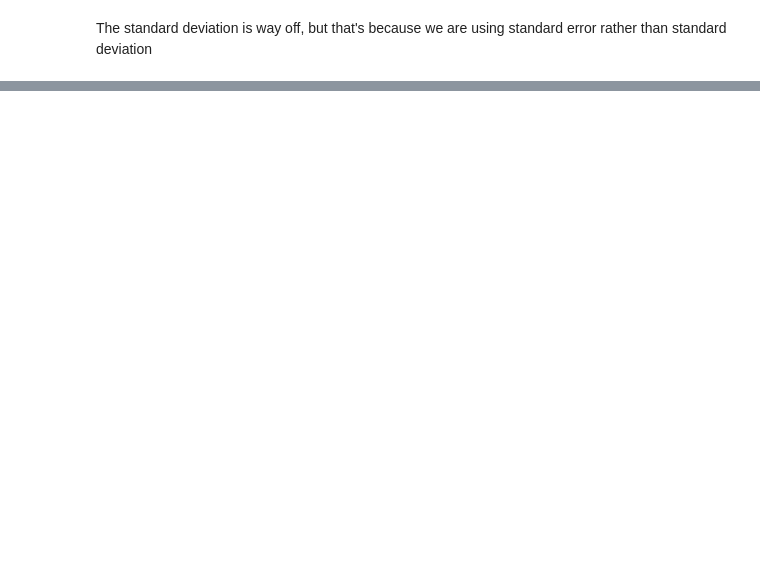
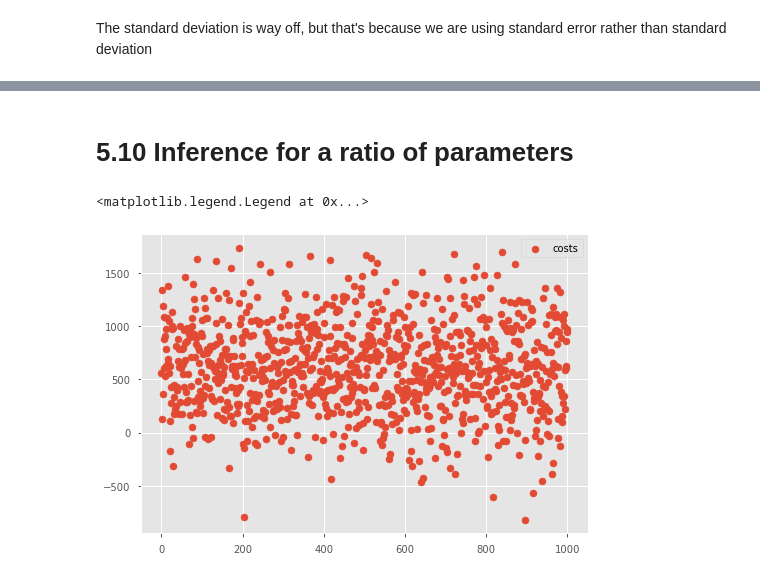
Before and after one commit to jfyu/ROS-sandbox, a Jupyter notebook: ch-5.ipynb, the cells around one changed output, grey strips where cells are left out. Drawn from its saved outputs; the diff is of its cells as text; code cells hidden in the pictures; blank space fills up the shorter version.

```diff
--- a/ch-5.ipynb
+++ b/ch-5.ipynb
@@ -352,0 +368,5 @@ plt.hist(height_diff)
+# %%
+success = 0
+for i in results:
+    if mu >= i-2*sigma and mu<=i+2*sigma:
+        success+=1
@@ -352,0 +408,8 @@ plt.hist(height_diff)
+# %% [markdown]
+# 5.10 Inference for a ratio of parameters
+# %%
+def cost_trial(n_trial = 1000, mu = 600, sigma = 400):
+    results = []
+    for i in range(0, n_trial):
+        results.append(np.random.normal(mu, sigma))
+    return results
@@ -352,0 +422,11 @@ plt.hist(height_diff)
+# %%
+cost_results = cost_trial()
+effect_results = effective_trial()
+# %%
+x = np.linspace(0, 1000, 1000)
+# %%
+plt.scatter(x, cost_results, label='costs')
+plt.legend()
+# %% [output]
+<matplotlib.legend.Legend at 0x...>
+[figure, added]
```
Also changed, not shown: parts of 72 cells of this notebook.
